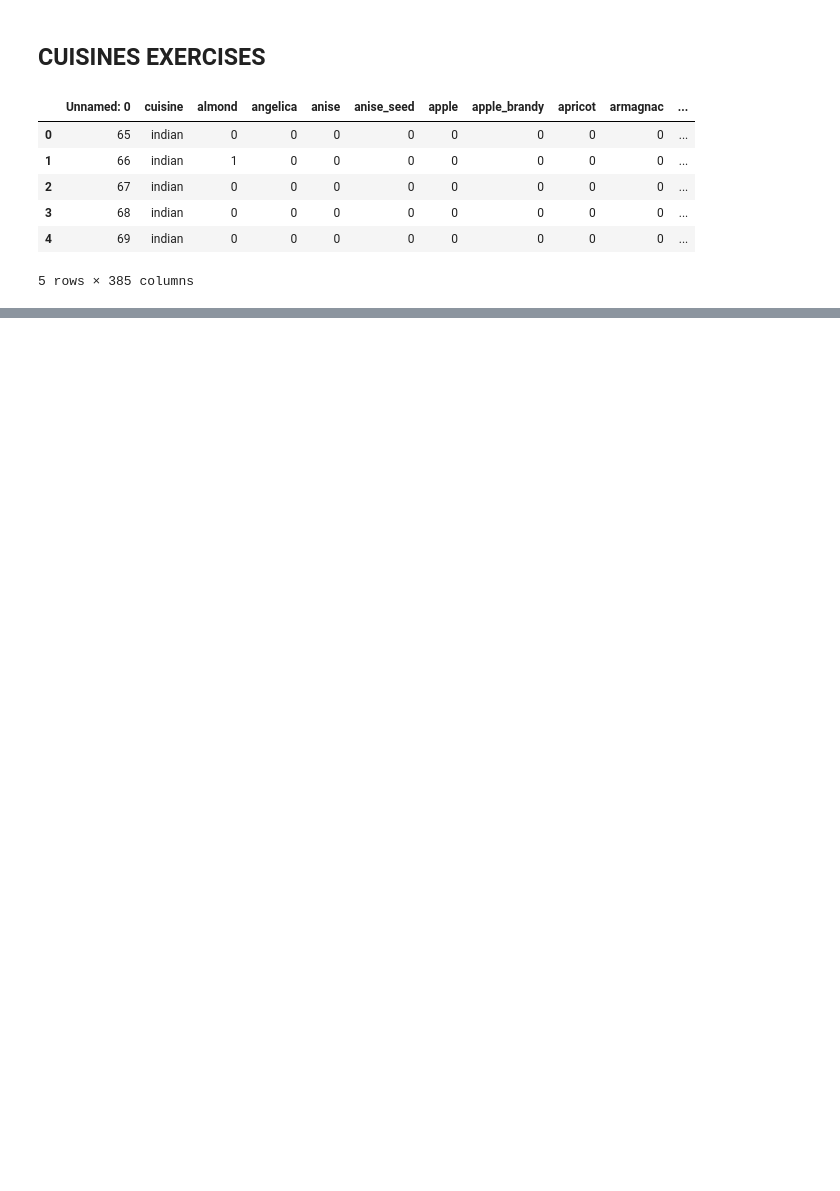
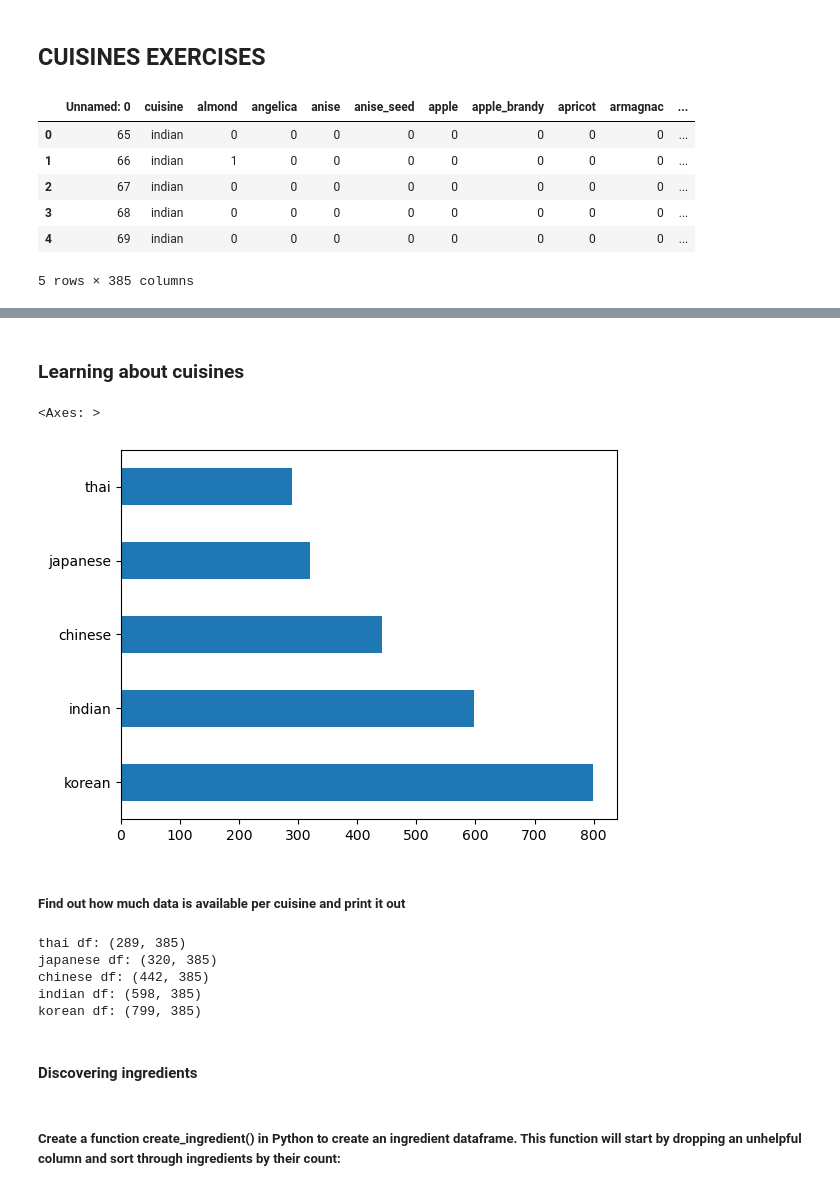
Before and after one commit to Ridikko/ArewaDS-Machine-Learning-Assignments, a Jupyter notebook: WEEK_5_CLASSIFICATION/CuisinesExercises.ipynb, the cells around one changed output, grey strips where cells are left out. Drawn from its saved outputs; the diff is of its cells as text; code cells hidden in the pictures; blank space fills up the shorter version.

```diff
--- a/WEEK_5_CLASSIFICATION/CuisinesExercises.ipynb
+++ b/WEEK_5_CLASSIFICATION/CuisinesExercises.ipynb
@@ -21,2 +27,33 @@ df.info()
+# %% [markdown]
+### Learning about cuisines
+# %%
+# There are a finite number of cuisines, but the distribution of data is uneven.
+
+df.cuisine.value_counts().plot.barh()
+# %% [output]
+<Axes: >
+[figure, added]
+# %% [markdown]
+##### Find out how much data is available per cuisine and print it out
+# %%
+thai_df = df[(df.cuisine == "thai")]
+japanese_df = df[(df.cuisine == "japanese")]
+chinese_df = df[(df.cuisine == "chinese")]
+indian_df = df[(df.cuisine == "indian")]
+korean_df = df[(df.cuisine == "korean")]
+
+print(f'thai df: {thai_df.shape}')
+print(f'japanese df: {japanese_df.shape}')
+print(f'chinese df: {chinese_df.shape}')
+print(f'indian df: {indian_df.shape}')
+print(f'korean df: {korean_df.shape}')
+# %% [output]
+thai df: (289, 385)
+japanese df: (320, 385)
+chinese df: (442, 385)
+indian df: (598, 385)
+korean df: (799, 385)
 # %% [markdown]
-###
+#### Discovering ingredients
+# %% [markdown]
+##### Create a function create_ingredient() in Python to create an ingredient dataframe. This function will start by dropping an unhelpful column and sort through ingredients by their count:
```
Also changed, not shown: parts of 8 cells of this notebook.
